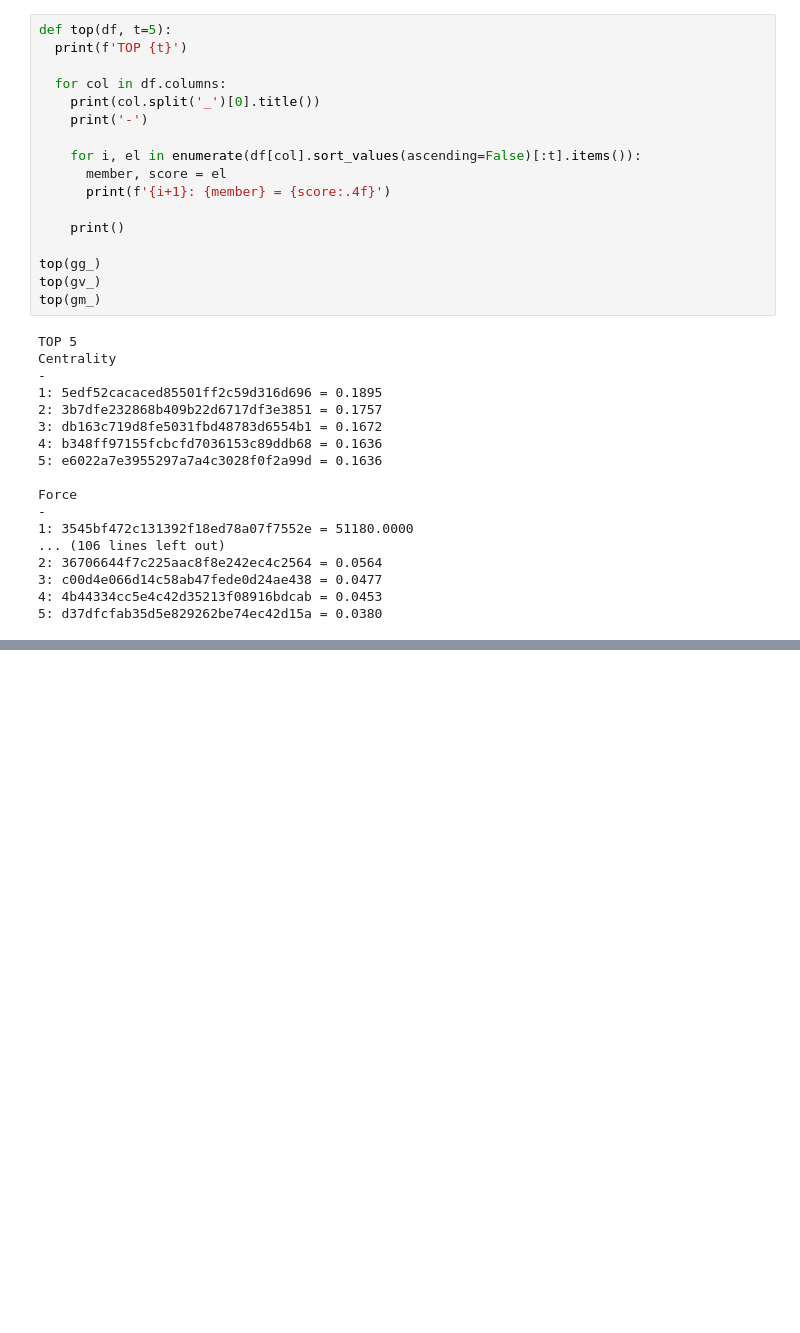
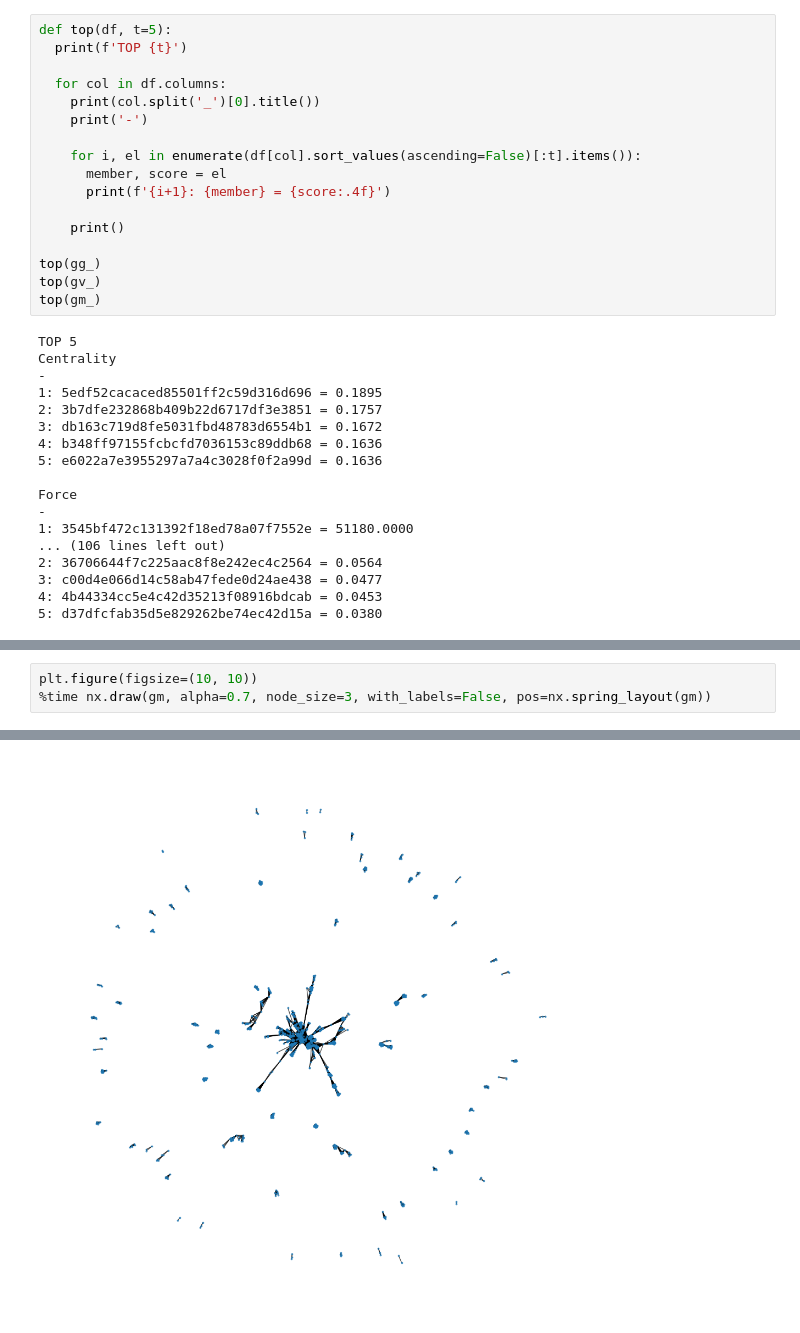
Before and after one commit to vauxgomes/ufc-ckp7477, a Jupyter notebook: lista-2/ckp8087-lista-2.ipynb, the cells around one changed output, grey strips where cells are left out. Drawn from its saved outputs; the diff is of its cells as text; blank space fills up the shorter version.

```diff
--- a/lista-2/ckp8087-lista-2.ipynb
+++ b/lista-2/ckp8087-lista-2.ipynb
@@ -241,0 +311,4 @@ Wall time: 1min 18s
+# %%
+plt.figure(figsize=(10, 10))
+%time nx.draw(gm, alpha=0.7, node_size=3, with_labels=False, pos=nx.spring_layout(gm))
+# %% [output]
@@ -241,0 +317 @@ Wall time: 1min 18s
+[figure, added]
```
Also changed, not shown: parts of 19 cells of this notebook.
